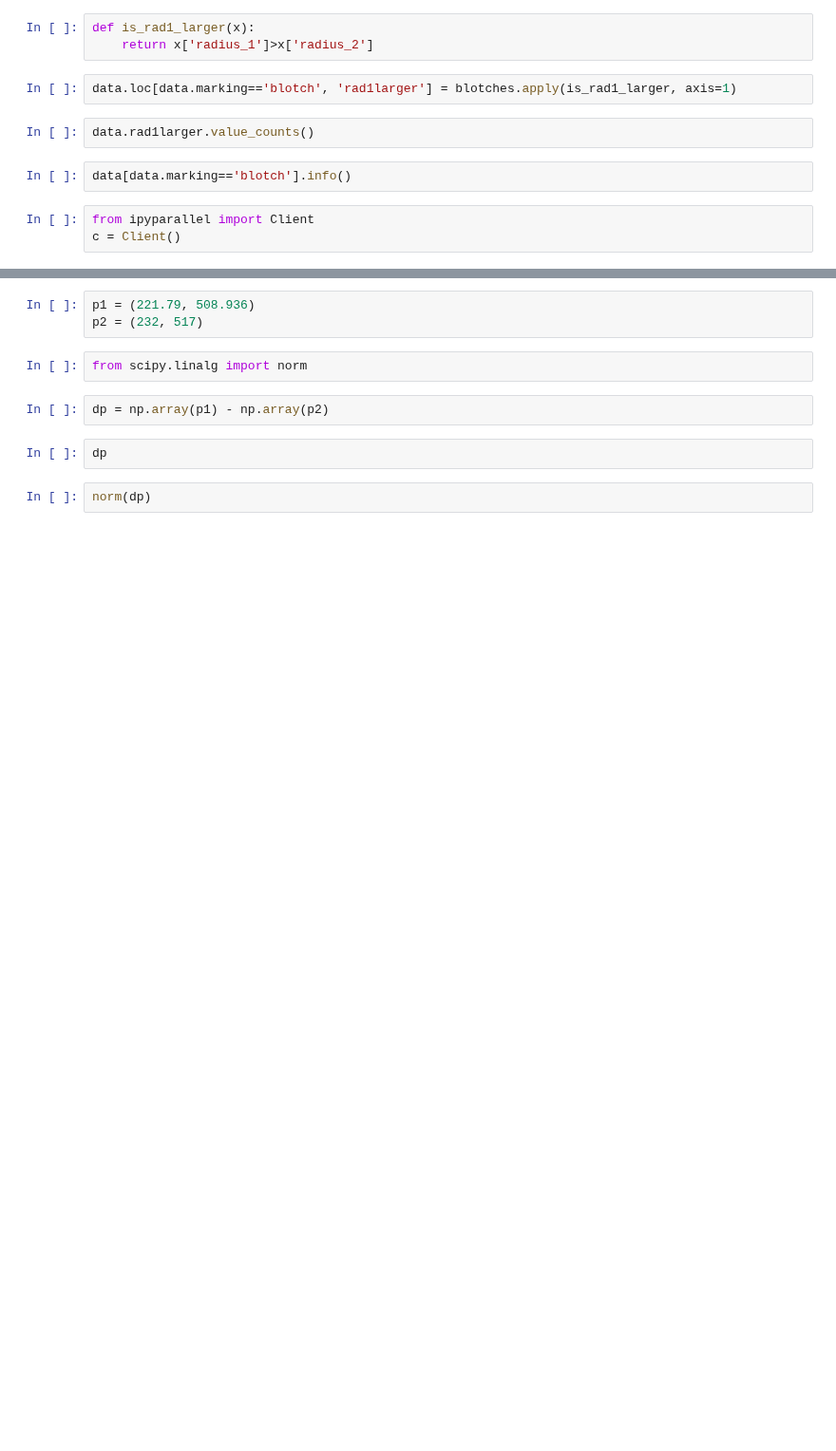
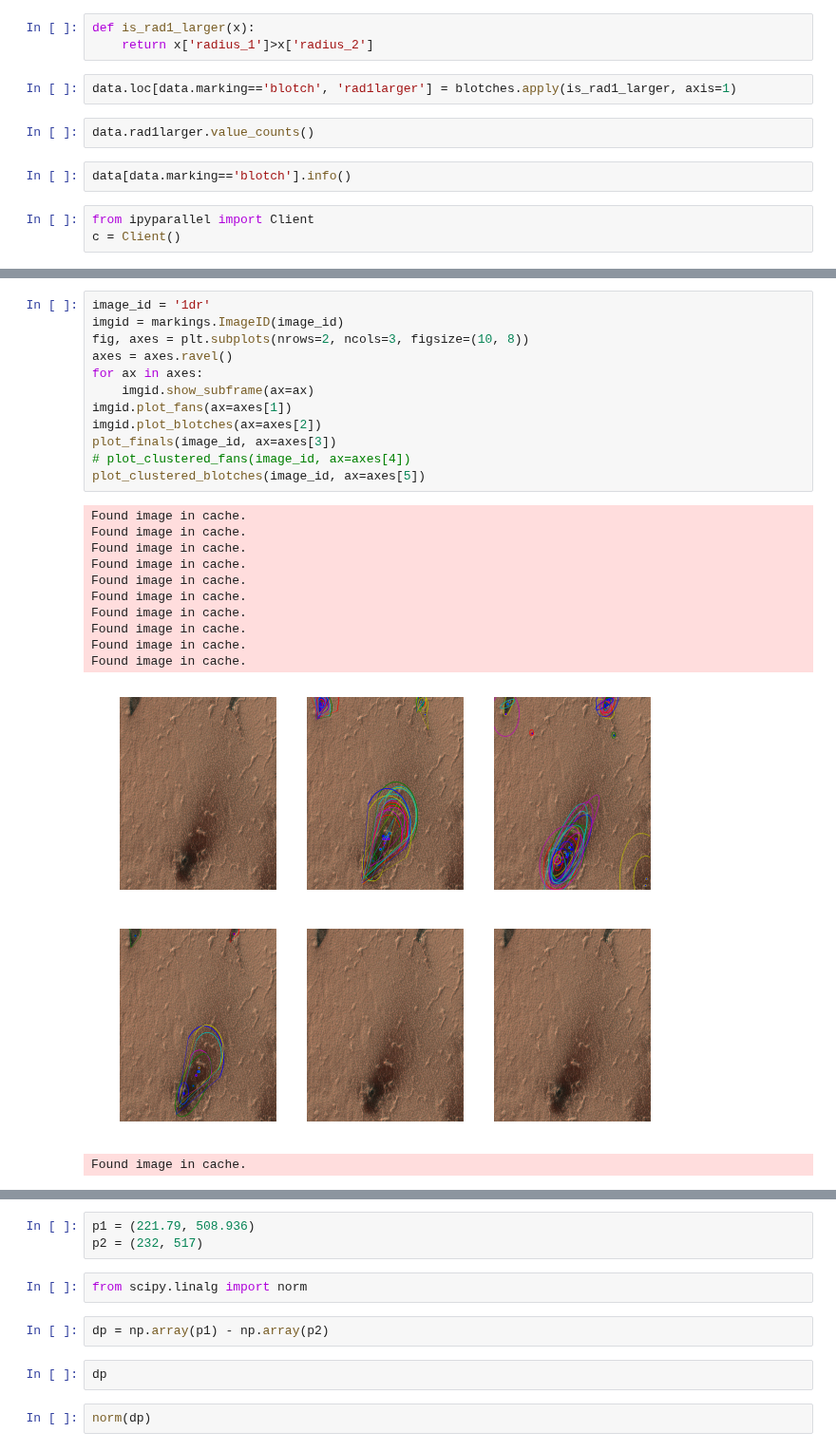
Before and after one commit to michaelaye/planet4, a Jupyter notebook: notebooks/test_pipeline.ipynb, the cells around one changed output, grey strips where cells are left out. Shown at 95% size. Cells and saved outputs as stored; diff of their text form; blank space fills up the shorter version.

```diff
--- a/notebooks/test_pipeline.ipynb
+++ b/notebooks/test_pipeline.ipynb
@@ -52,0 +112,25 @@ process_imgid('19g')
+# %%
+image_id = '1dr'
+imgid = markings.ImageID(image_id)
+fig, axes = plt.subplots(nrows=2, ncols=3, figsize=(10, 8))
+axes = axes.ravel()
+for ax in axes:
+    imgid.show_subframe(ax=ax)
+imgid.plot_fans(ax=axes[1])
+imgid.plot_blotches(ax=axes[2])
+plot_finals(image_id, ax=axes[3])
+# plot_clustered_fans(image_id, ax=axes[4])
+plot_clustered_blotches(image_id, ax=axes[5])
+# %% [output]
+Found image in cache.
+Found image in cache.
+Found image in cache.
+Found image in cache.
+Found image in cache.
+Found image in cache.
+Found image in cache.
+Found image in cache.
+Found image in cache.
+Found image in cache.
+[figure, added]
+Found image in cache.
```
Also changed, not shown: parts of 13 cells of this notebook, 1 other file.
